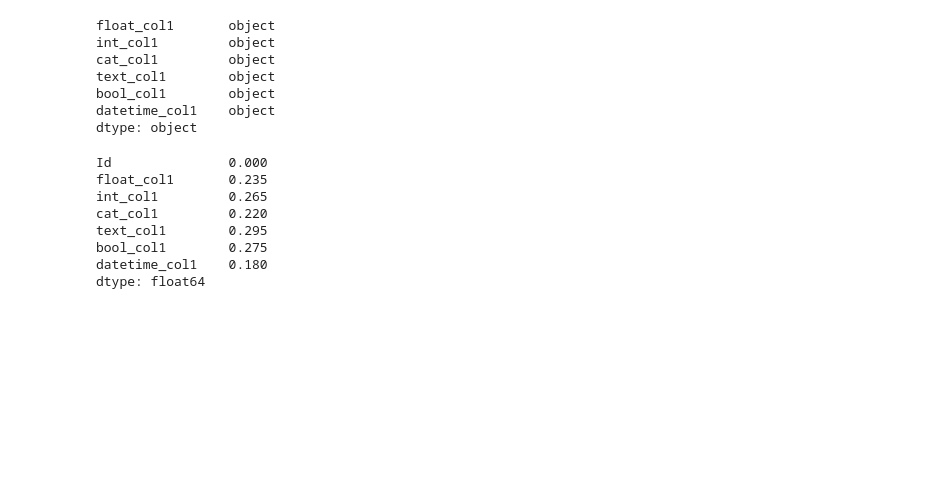
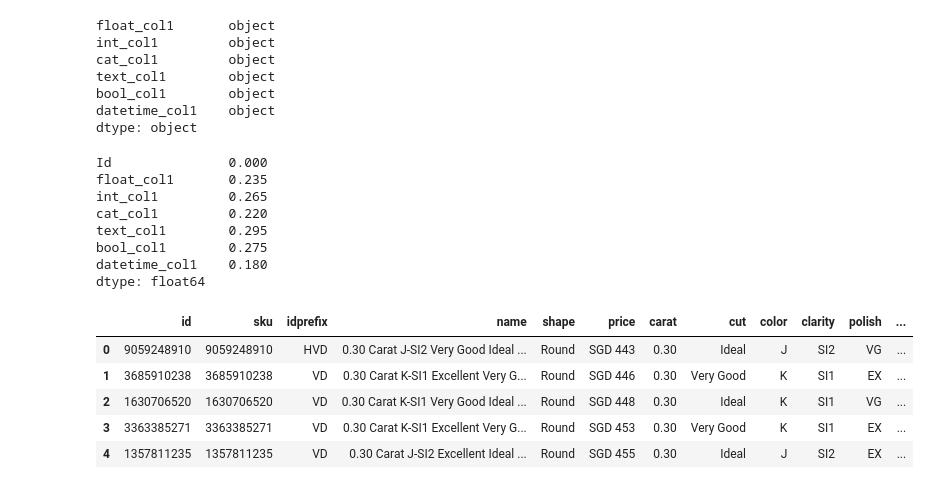
Before and after one commit to chrischow/ravenpoint, a Jupyter notebook: experimentation/experimentation.ipynb, the cells around one changed output. Saved outputs shown, nothing was run; the diff lists cells and outputs as text; code cells hidden in the pictures; blank space fills up the shorter version.

```diff
--- a/experimentation/experimentation.ipynb
+++ b/experimentation/experimentation.ipynb
@@ -421,0 +547,8 @@ dtype: float64
+# %%
+def process_data(data):
+    soup = BeautifulSoup(data['data'])
+    divs = soup.find_all('div', attrs={'class': 'product-item'})
+    product_data = list(map(lambda x: json.loads(
+        x.find('a', attrs={'class': 'compare'}).get('data-info')), divs))
+    output = pd.DataFrame(product_data)
+    return output
@@ -421,0 +564,9 @@ dtype: float64
+# %%
+df_clean.head()
+# %% [output]
+|  | id | sku | idprefix | name | shape | price | carat | cut | color | clarity | polish | ... |
+| 0 | 9059248910 | 9059248910 | HVD | 0.30 Carat J-SI2 Very Good Ideal ... | Round | SGD 443 | 0.30 | Ideal | J | SI2 | VG | ... |
+| 1 | 3685910238 | 3685910238 | VD | 0.30 Carat K-SI1 Excellent Very G... | Round | SGD 446 | 0.30 | Very Good | K | SI1 | EX | ... |
+| 2 | 1630706520 | 1630706520 | VD | 0.30 Carat K-SI1 Very Good Ideal ... | Round | SGD 448 | 0.30 | Ideal | K | SI1 | VG | ... |
+| 3 | 3363385271 | 3363385271 | VD | 0.30 Carat K-SI1 Excellent Very G... | Round | SGD 453 | 0.30 | Very Good | K | SI1 | EX | ... |
+| 4 | 1357811235 | 1357811235 | VD | 0.30 Carat J-SI2 Excellent Ideal ... | Round | SGD 455 | 0.30 | Ideal | J | SI2 | EX | ... |
```
Also changed, not shown: parts of 14 cells of this notebook, 1 other file.
